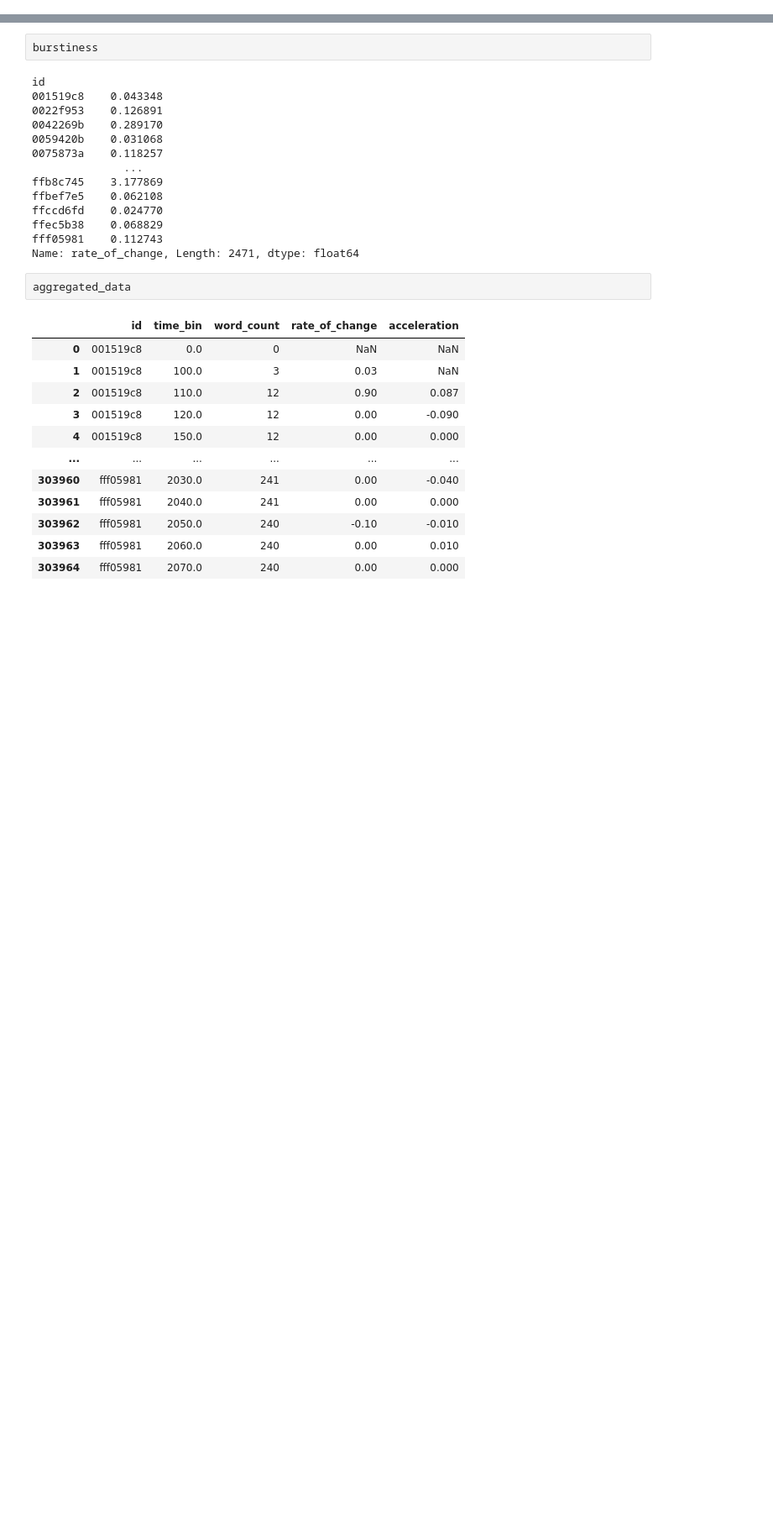
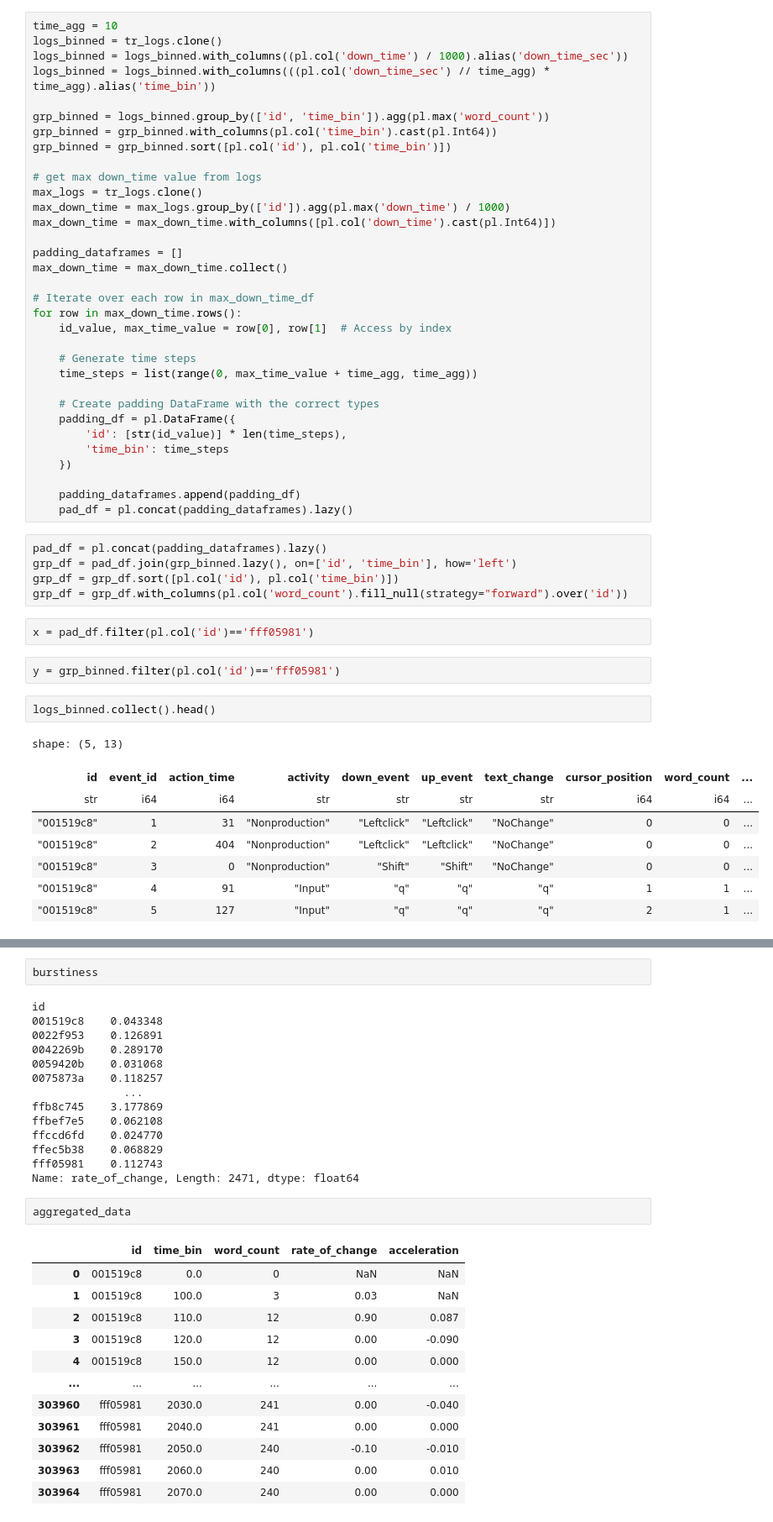
Before and after one commit to uallende/linking_writing_quality, a Jupyter notebook: EDA.ipynb, the cells around one changed output, grey strips where cells are left out. Shown at 84% size. Drawn from its saved outputs; the diff is of its cells as text; blank space fills up the shorter version.

```diff
--- a/EDA.ipynb
+++ b/EDA.ipynb
@@ -132,0 +115,53 @@ from m5_
+# %%
+time_agg = 10
+logs_binned = tr_logs.clone()
+logs_binned = logs_binned.with_columns((pl.col('down_time') / 1000).alias('down_time_sec'))
+logs_binned = logs_binned.with_columns(((pl.col('down_time_sec') // time_agg) * time_agg).alias('time_bin'))
+
+grp_binned = logs_binned.group_by(['id', 'time_bin']).agg(pl.max('word_count'))
+grp_binned = grp_binned.with_columns(pl.col('time_bin').cast(pl.Int64))
+grp_binned = grp_binned.sort([pl.col('id'), pl.col('time_bin')])
+
+# get max down_time value from logs
+max_logs = tr_logs.clone()
+max_down_time = max_logs.group_by(['id']).agg(pl.max('down_time') / 1000)
+max_down_time = max_down_time.with_columns([pl.col('down_time').cast(pl.Int64)])
+
+padding_dataframes = []
+max_down_time = max_down_time.collect()
+
+# Iterate over each row in max_down_time_df
+for row in max_down_time.rows():
+    id_value, max_time_value = row[0], row[1]  # Access by index
+
+    # Generate time steps
+    time_steps = list(range(0, max_time_value + time_agg, time_agg))
+
+    # Create padding DataFrame with the correct types
+    padding_df = pl.DataFrame({
+        'id': [str(id_value)] * len(time_steps),
+        'time_bin': time_steps
+    })
+
+    padding_dataframes.append(padding_df)
+    pad_df = pl.concat(padding_dataframes).lazy()
+# %%
+pad_df = pl.concat(padding_dataframes).lazy()
+grp_df = pad_df.join(grp_binned.lazy(), on=['id', 'time_bin'], how='left')
+grp_df = grp_df.sort([pl.col('id'), pl.col('time_bin')])
+grp_df = grp_df.with_columns(pl.col('word_count').fill_null(strategy="forward").over('id'))
+# %%
+x = pad_df.filter(pl.col('id')=='fff05981')
+# %%
+y = grp_binned.filter(pl.col('id')=='fff05981')
+# %%
+logs_binned.collect().head()
+# %% [output]
+shape: (5, 13)
+| id | event_id | action_time | activity | down_event | up_event | text_change | cursor_position | word_count | ... |
+| str | i64 | i64 | str | str | str | str | i64 | i64 | ... |
+| "001519c8" | 1 | 31 | "Nonproduction" | "Leftclick" | "Leftclick" | "NoChange" | 0 | 0 | ... |
+| "001519c8" | 2 | 404 | "Nonproduction" | "Leftclick" | "Leftclick" | "NoChange" | 0 | 0 | ... |
+| "001519c8" | 3 | 0 | "Nonproduction" | "Shift" | "Shift" | "NoChange" | 0 | 0 | ... |
+| "001519c8" | 4 | 91 | "Input" | "q" | "q" | "q" | 1 | 1 | ... |
+| "001519c8" | 5 | 127 | "Input" | "q" | "q" | "q" | 2 | 1 | ... |
```
Also changed, not shown: parts of 57 cells of this notebook, 2 other files.
